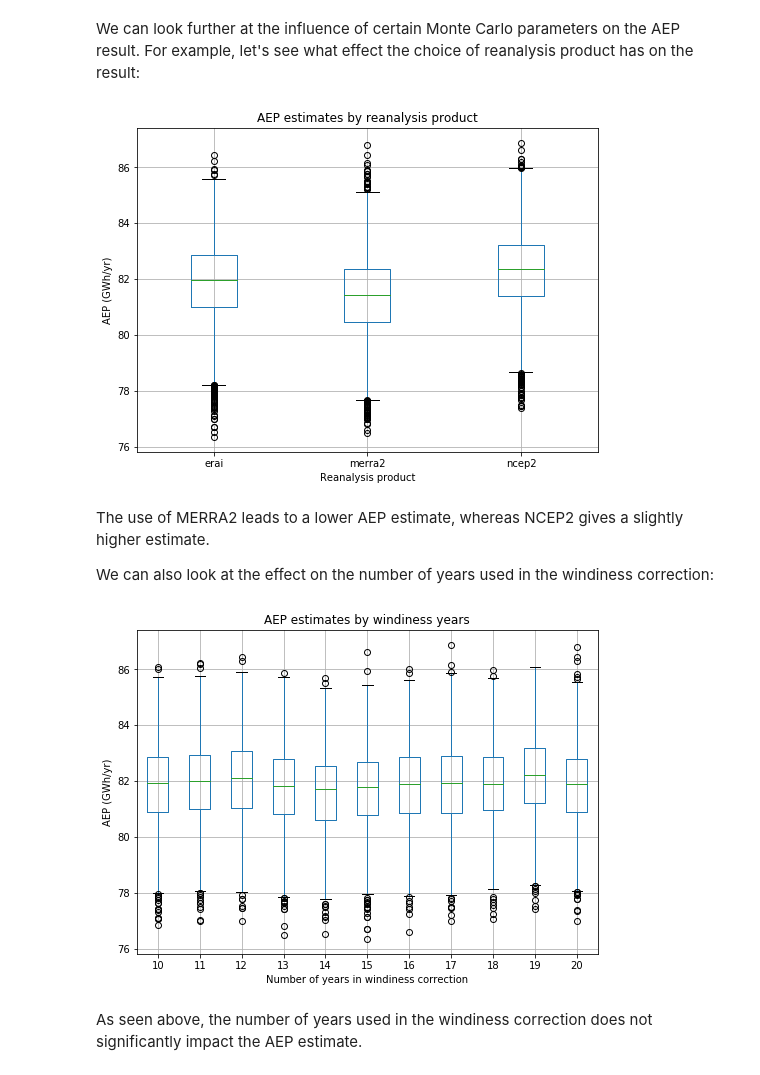
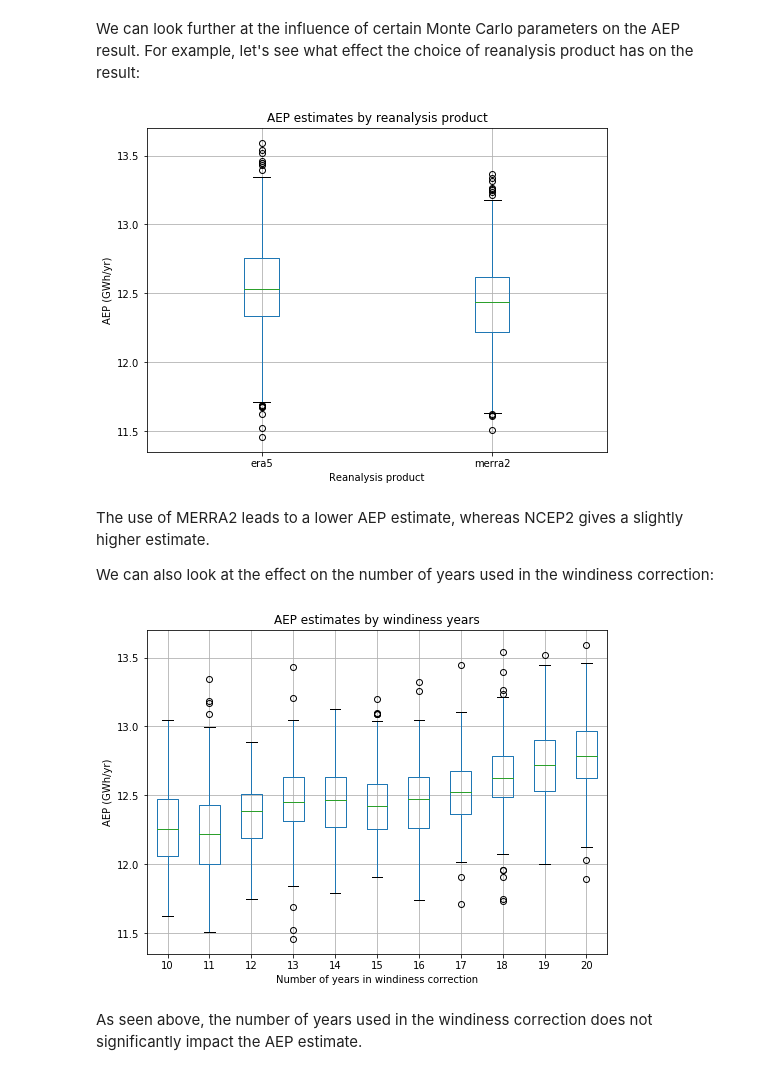
Before and after one commit to NREL/OpenOA, a Jupyter notebook: examples/02_plant_aep_analysis.ipynb, the cells around one changed output. Cells and saved outputs as stored; diff of their text form; code cells hidden in the pictures.

```diff
--- a/examples/02_plant_aep_analysis.ipynb
+++ b/examples/02_plant_aep_analysis.ipynb
@@ -293,8 +260,7 @@ plt.show()
 We can look further at the influence of certain Monte Carlo parameters on the AEP result. For example, let's see what effect the choice of reanalysis product has on the result:
 # %%
 # Boxplot of AEP based on choice of reanalysis product
-
-tmp_df=pd.DataFrame(data={'aep':sim_results.aep_GWh,'reanalysis_product':mc_reg['reanalysis_product']})
+tmp_df=pd.DataFrame(data={'aep':pa.results.aep_GWh,'reanalysis_product':mc_reg['reanalysis_product']})
 tmp_df.boxplot(column='aep',by='reanalysis_product',figsize=(8,6))
 plt.ylabel('AEP (GWh/yr)')
 plt.xlabel('Reanalysis product')
@@ -302,7 +268,7 @@ plt.title('AEP estimates by reanalysis product')
 plt.suptitle("")
 plt.show()
 # %% [output]
-[figure, old version]
+[figure, new version]
 # %% [markdown]
 The use of MERRA2 leads to a lower AEP estimate, whereas NCEP2 gives a slightly higher estimate.
 
@@ -310,14 +276,14 @@ We can also look at the effect on the number of years used in the windiness corr
 # %%
 # Boxplot of AEP based on number of years in windiness correction
 
-tmp_df=pd.DataFrame(data={'aep':sim_results.aep_GWh,'num_years_windiness':mc_reg['num_years_windiness']})
+tmp_df=pd.DataFrame(data={'aep':pa.results.aep_GWh,'num_years_windiness':mc_reg['num_years_windiness']})
 tmp_df.boxplot(column='aep',by='num_years_windiness',figsize=(8,6))
 plt.ylabel('AEP (GWh/yr)')
 plt.xlabel('Number of years in windiness correction')
 plt.title('AEP estimates by windiness years')
 plt.suptitle("")
 plt.show()
 # %% [output]
-[figure, old version]
+[figure, new version]
 # %% [markdown]
 As seen above, the number of years used in the windiness correction does not significantly impact the AEP estimate.
```
Also changed, not shown: parts of 3 cells of this notebook, 5 other files.
